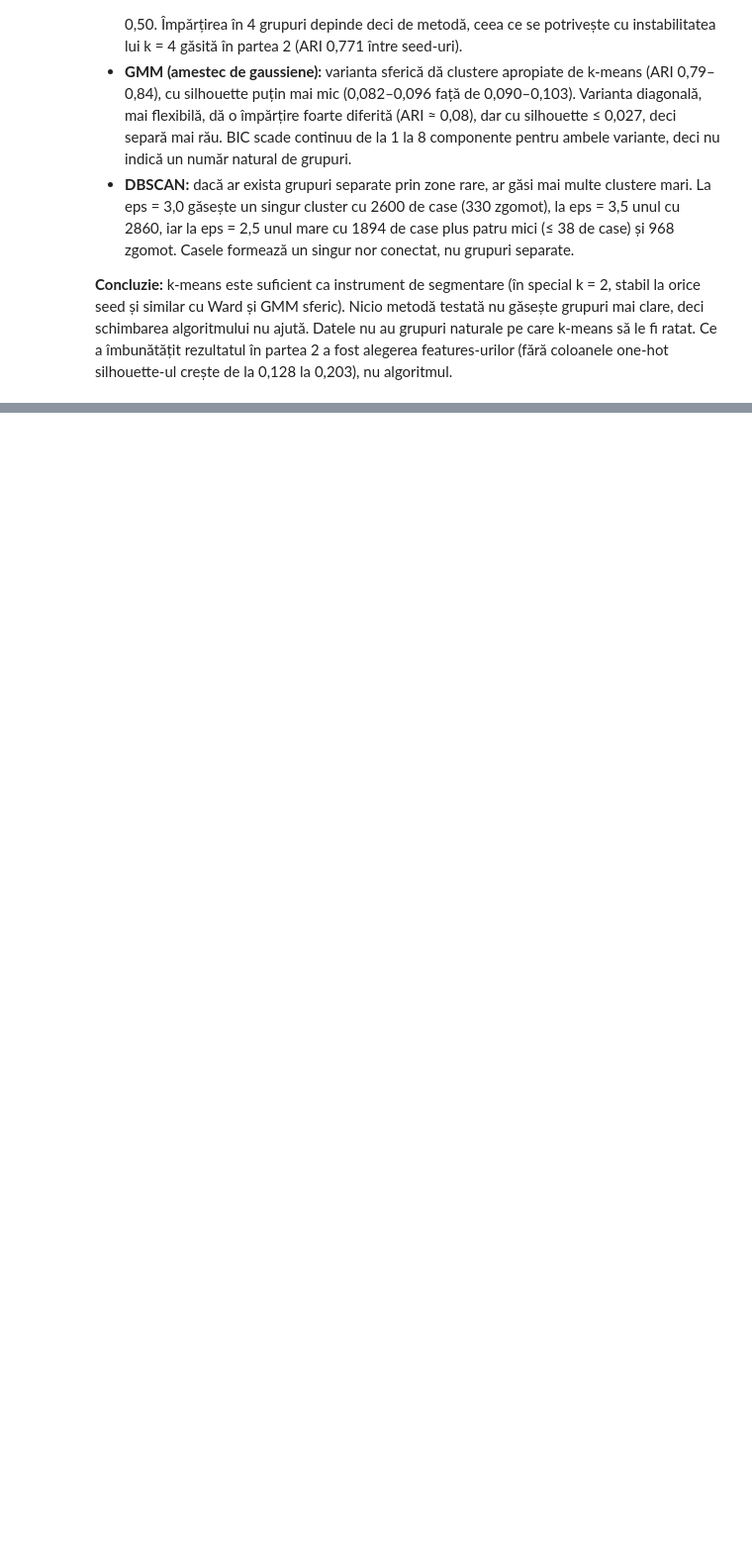
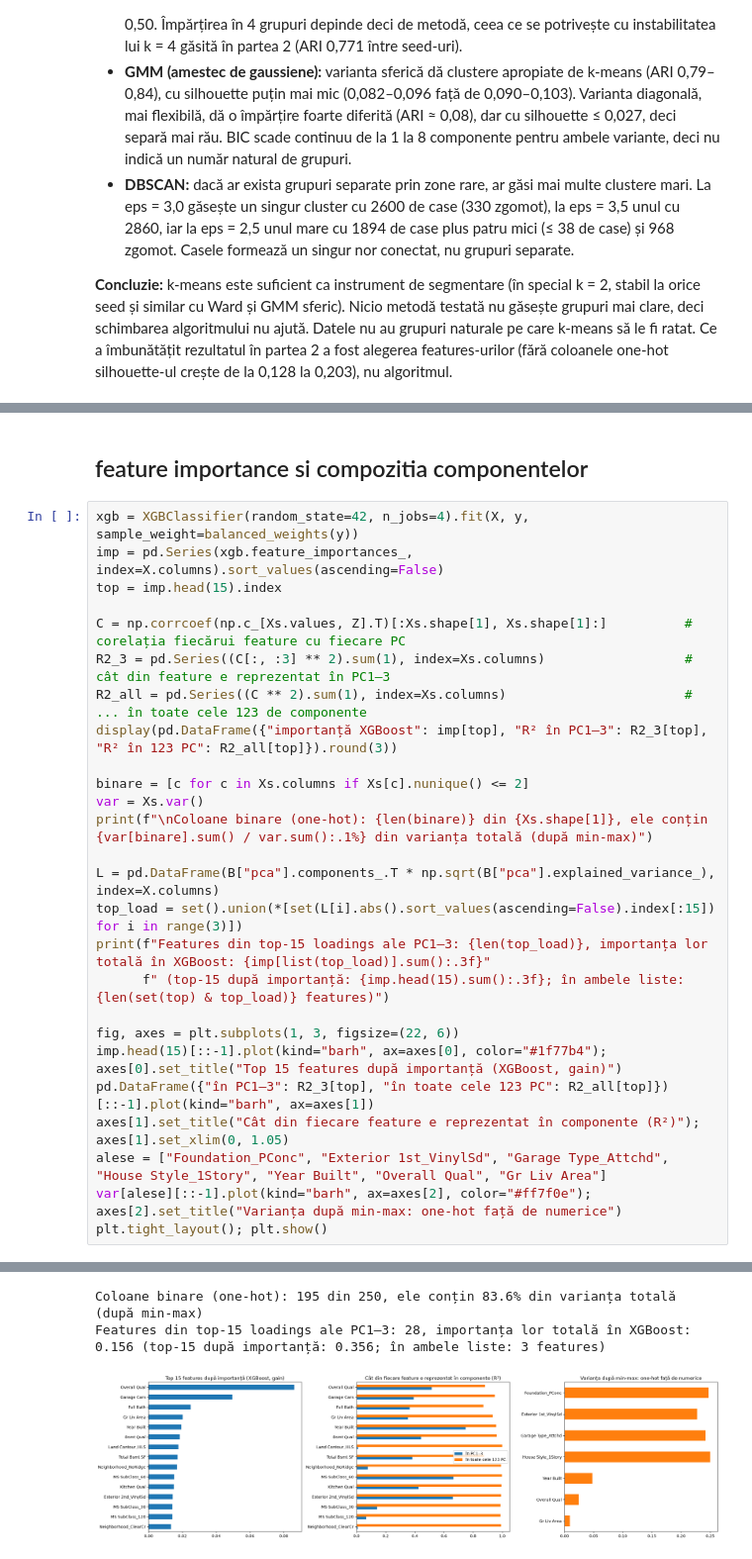
Before and after one commit to viragdiana/ML, a Jupyter notebook: lab3/lab3_stefi.ipynb, the cells around one changed output, grey strips where cells are left out. Shown at 99% size. Cells and saved outputs as stored; diff of their text form; blank space fills up the shorter version.

```diff
--- a/lab3/lab3_stefi.ipynb
+++ b/lab3/lab3_stefi.ipynb
@@ -590,0 +700,29 @@ Am încercat trei alternative pe aceleași 123 de componente, ca să văd dacă
+# %% [markdown]
+## feature importance si compozitia componentelor
+# %%
+xgb = XGBClassifier(random_state=42, n_jobs=4).fit(X, y, sample_weight=balanced_weights(y))
+imp = pd.Series(xgb.feature_importances_, index=X.columns).sort_values(ascending=False)
+top = imp.head(15).index
+
+C = np.corrcoef(np.c_[Xs.values, Z].T)[:Xs.shape[1], Xs.shape[1]:]          # corelația fiecărui feature cu fiecare PC
+R2_3 = pd.Series((C[:, :3] ** 2).sum(1), index=Xs.columns)                  # cât din feature e reprezentat în PC1–3
+R2_all = pd.Series((C ** 2).sum(1), index=Xs.columns)                       # ... în toate cele 123 de componente
+display(pd.DataFrame({"importanță XGBoost": imp[top], "R² în PC1–3": R2_3[top], "R² în 123 PC": R2_all[top]}).round(3))
+
+binare = [c for c in Xs.columns if Xs[c].nunique() <= 2]
+var = Xs.var()
+print(f"\nColoane binare (one-hot): {len(binare)} din {Xs.shape[1]}, ele conțin {var[binare].sum() / var.sum():.1%} din varianța totală (după min-max)")
+
+L = pd.DataFrame(B["pca"].components_.T * np.sqrt(B["pca"].explained_variance_), index=X.columns)
+top_load = set().union(*[set(L[i].abs().sort_values(ascending=False).index[:15]) for i in range(3)])
+print(f"Features din top-15 loadings ale PC1–3: {len(top_load)}, importanța lor totală în XGBoost: {imp[list(top_load)].sum():.3f}"
+      f" (top-15 după importanță: {imp.head(15).sum():.3f}; în ambele liste: {len(set(top) & top_load)} features)")
+
+fig, axes = plt.subplots(1, 3, figsize=(22, 6))
+imp.head(15)[::-1].plot(kind="barh", ax=axes[0], color="#1f77b4"); axes[0].set_title("Top 15 features după importanță (XGBoost, gain)")
+pd.DataFrame({"în PC1–3": R2_3[top], "în toate cele 123 PC": R2_all[top]})[::-1].plot(kind="barh", ax=axes[1])
+axes[1].set_title("Cât din fiecare feature e reprezentat în componente (R²)"); axes[1].set_xlim(0, 1.05)
+alese = ["Foundation_PConc", "Exterior 1st_VinylSd", "Garage Type_Attchd", "House Style_1Story", "Year Built", "Overall Qual", "Gr Liv Area"]
+var[alese][::-1].plot(kind="barh", ax=axes[2], color="#ff7f0e"); axes[2].set_title("Varianța după min-max: one-hot față de numerice")
+plt.tight_layout(); plt.show()
+# %% [output]
@@ -590,0 +745,3 @@ Am încercat trei alternative pe aceleași 123 de componente, ca să văd dacă
+Coloane binare (one-hot): 195 din 250, ele conțin 83.6% din varianța totală (după min-max)
+Features din top-15 loadings ale PC1–3: 28, importanța lor totală în XGBoost: 0.156 (top-15 după importanță: 0.356; în ambele liste: 3 features)
+[figure, added]
```
Also changed, not shown: parts of 9 cells of this notebook.
